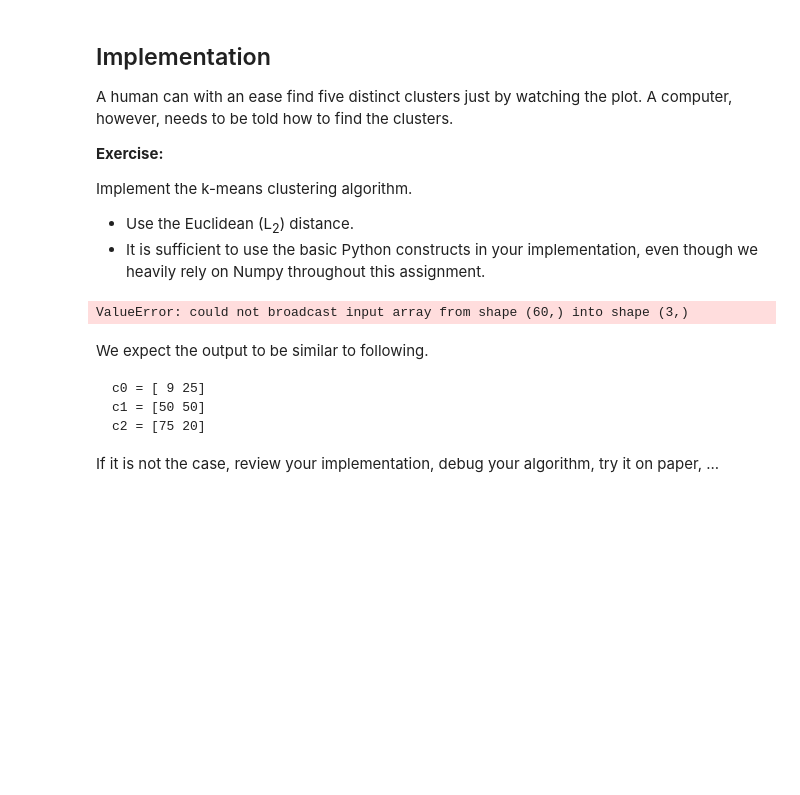
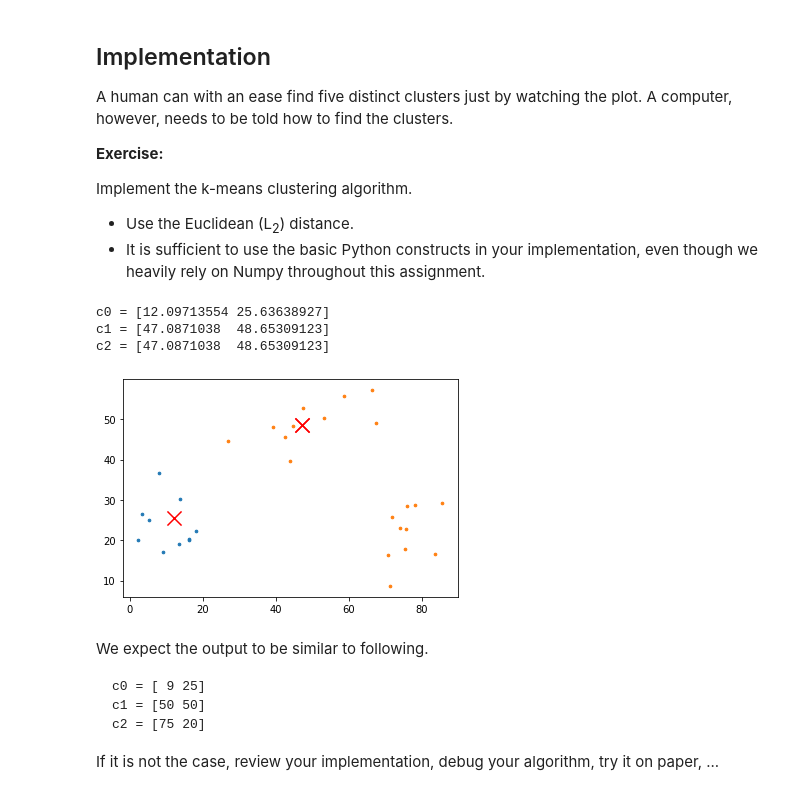
Before and after one commit to taheeraahmed/K-means-cluster, a Jupyter notebook: k_means_clustering.ipynb, the cells around one changed output. Cells and saved outputs as stored; diff of their text form; code cells hidden in the pictures; blank space fills up the shorter version.

Commit message:
Missing last cluster

```diff
--- a/k_means_clustering.ipynb
+++ b/k_means_clustering.ipynb
@@ -146,14 +146,13 @@ def calculate_centroid(clusters, centroids):
         a numpy array of the updated centroids
     """
     number_centroids = len(centroids)
-    #updated_centroids = np.zeros(shape=(number_centroids,2))
     updated_centroids = []
 
     count = 0
     for centroid in centroids:
         number_points = len(clusters[count])
         # Finding the average point given all points in one cluster
-        calculate_new_centroid = np.sum(clusters[count], axis=0)/number_points # TODO: SE PÅ DENNE
+        calculate_new_centroid = np.sum(clusters[count], axis=0)/number_points
         updated_centroids.append(calculate_new_centroid)
         count =+ 1
     return updated_centroids
@@ -190,7 +189,7 @@ def kmeans(data, centroids):
 
     # Deciding when to stop calulating the new centroids and when not to
     if (np.array_equal(new_centroids,centroids)):
-        return new_centroids
+        return np.array(new_centroids)
     else:
         kmeans(data,new_centroids)
         return new_centroids
@@ -212,35 +211,39 @@ test_data = np.array([
     [13.51746037, 19.08356051],
     [16.30599164, 20.30127708],
     [5.21390499, 24.91134781],
     [9.13976842, 17.17882756],
     [3.44961396, 26.64090988],
     [8.12478344, 36.61861524],
     [13.71248827, 30.19430912],
     [74.04082224, 23.0017032 ],
     [70.56185518, 16.47750154],
     [71.26420853, 8.57481802],
     [83.46227301, 16.50657278],
     [75.25403877, 17.91105767],
     [71.81502177, 25.86623191],
     [75.95457742, 28.38983414],
     [85.50127568, 29.31102081],
     [75.60079476, 22.85587325],
     [78.08601555, 28.85141164]
 ])
 test_centroids = np.array([
     [25, 50],
     [50, 50],
     [75, 50]
 ])
 
-test_centroids = kmeans(test_data, test_centroids)
+test_centroids = np.asarray(kmeans(test_data, test_centroids))
 
 print('c0 =', test_centroids[0])
 print('c1 =', test_centroids[1])
 print('c2 =', test_centroids[2])
+
 plot_clusters(test_data, test_centroids)
 # %% [output]
-ValueError: could not broadcast input array from shape (60,) into shape (3,)
+c0 = [12.09713554 25.63638927]
+c1 = [47.0871038  48.65309123]
+c2 = [47.0871038  48.65309123]
+[figure, added]
 # %% [markdown]
 We expect the output to be similar to following.
 
```
Also changed, not shown: 1 other file.
